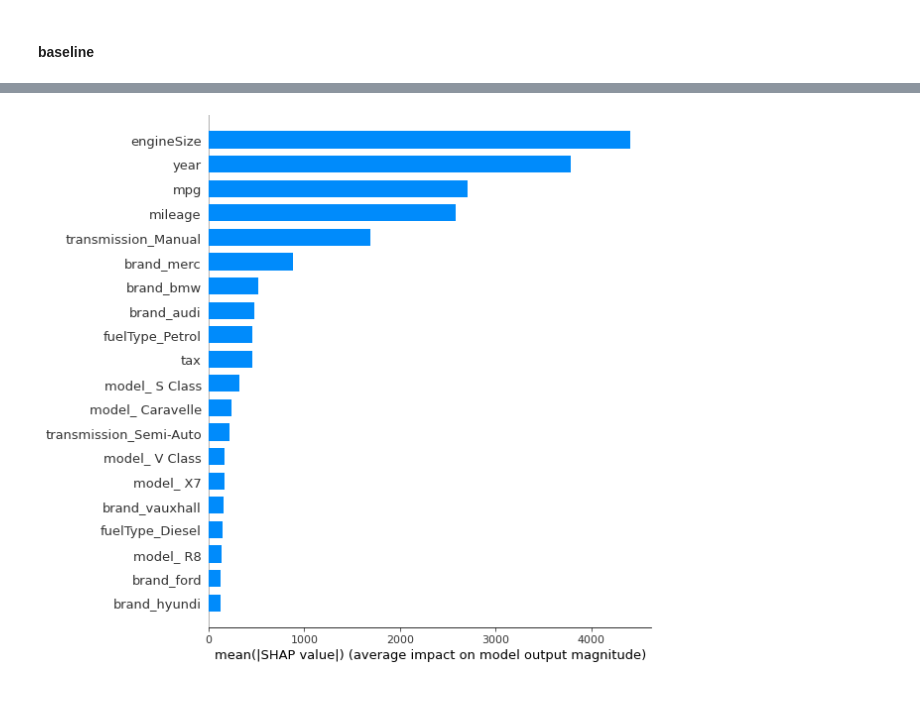
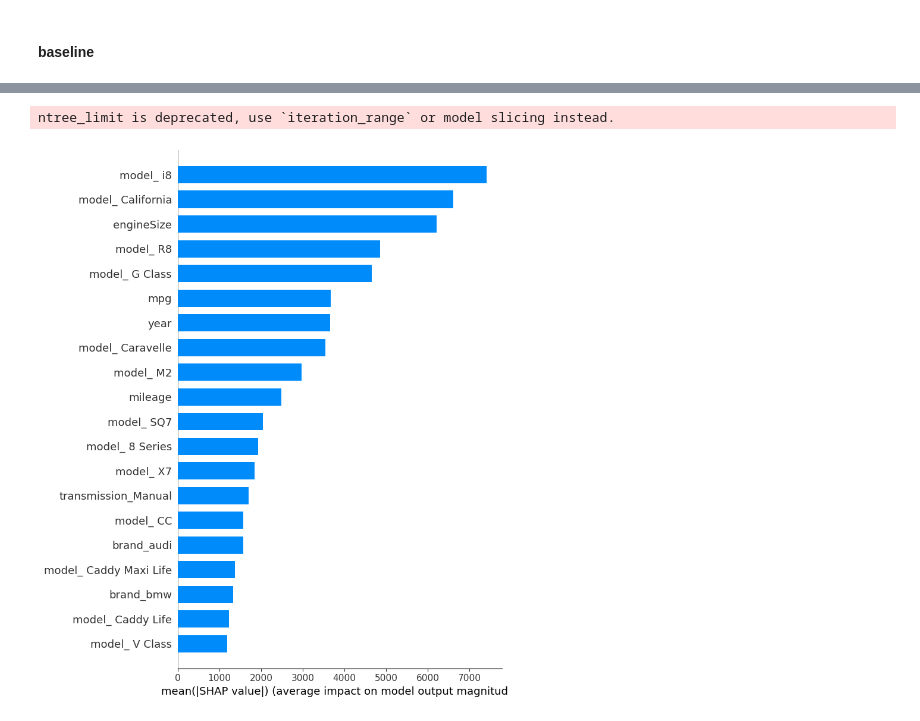
Before and after one commit to aimee0317/car_price_prediction, a Jupyter notebook: src/Model.ipynb, the cells around one changed output, grey strips where cells are left out. Cells and saved outputs as stored; diff of their text form; code cells hidden in the pictures.

```diff
--- a/src/Model.ipynb
+++ b/src/Model.ipynb
@@ -187,7 +183,7 @@ models = {
     "linear regression": pipe_lr,
     "lasso": pipe_ls,
     "random forest": pipe_rf,
-    "CatBoost": pipe_catboost
+    "XGBoost": pipe_xgboost
 }
 # %%
 for (name, model) in models.items():
@@ -207,3 +218,3 @@ pd.DataFrame(results)
 # %%
-pipe_catboost.fit(X_train, y_train)
+pipe_xgboost.fit(X_train, y_train)
 # %% [output]
@@ -274,4 +286,4 @@ X_train_encode.head()
 5 rows × 113 columns
 # %%
-pipe_catboost.fit(X_train, y_train)
+pipe_xgboost.fit(X_train, y_train)
 # %% [output]
@@ -296,8 +329,10 @@ Pipeline(steps=[('columntransformer',
 # %%
-catboost_explainer = shap.TreeExplainer(pipe_catboost.named_steps["catboostregressor"])
-train_catboost_shap_values = catboost_explainer.shap_values(X_train_encode)
+xgboost_explainer = shap.TreeExplainer(pipe_xgboost.named_steps["xgbregressor"])
+train_xgboost_shap_values = xgboost_explainer.shap_values(X_train_encode)
+# %% [output]
+ntree_limit is deprecated, use `iteration_range` or model slicing instead.
 # %%
-shap.summary_plot(train_catboost_shap_values, X_train_encode, plot_type="bar")
+shap.summary_plot(train_xgboost_shap_values, X_train_encode, plot_type="bar")
 # %% [output]
-[figure, old version]
+[figure, new version]
 # %%
```
Also changed, not shown: parts of 16 cells of this notebook.
